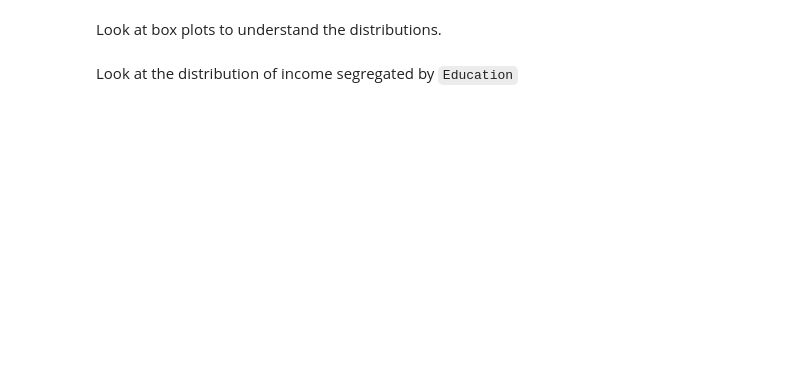
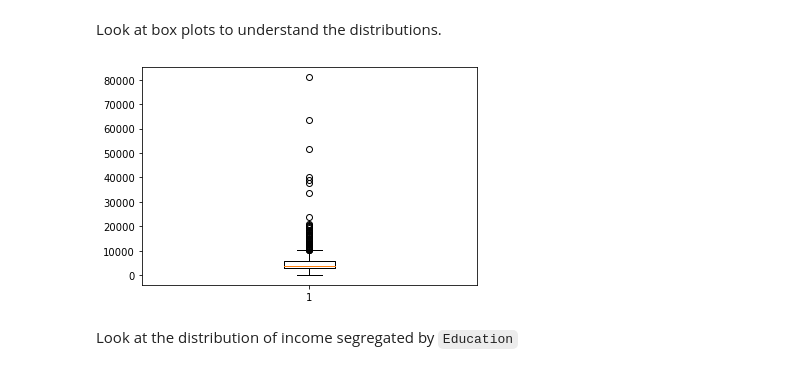
Before and after one commit to elslb/lhl_mini_4, a Jupyter notebook: task_notebook.ipynb, the cells around one changed output. Drawn from its saved outputs; the diff is of its cells as text; code cells hidden in the pictures; blank space fills up the shorter version.

```diff
--- a/task_notebook.ipynb
+++ b/task_notebook.ipynb
@@ -172,5 +237,10 @@ Study distribution of various variables. Plot the histogram of ApplicantIncome,
 # %% [markdown]
 
 Look at box plots to understand the distributions.
+# %%
+plt.boxplot(df['ApplicantIncome'])
+plt.show()
+# %% [output]
+[figure, added]
 # %% [markdown]
 Look at the distribution of income segregated  by `Education`
```
Also changed, not shown: parts of 22 cells of this notebook.
